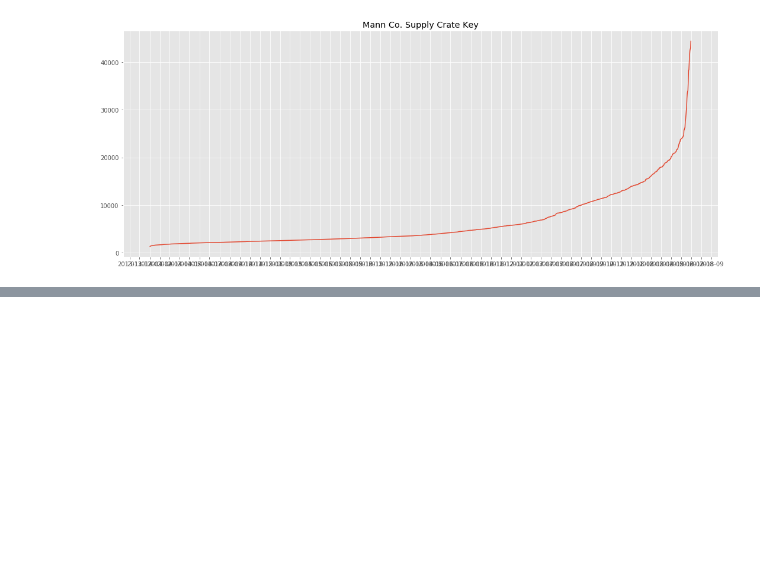
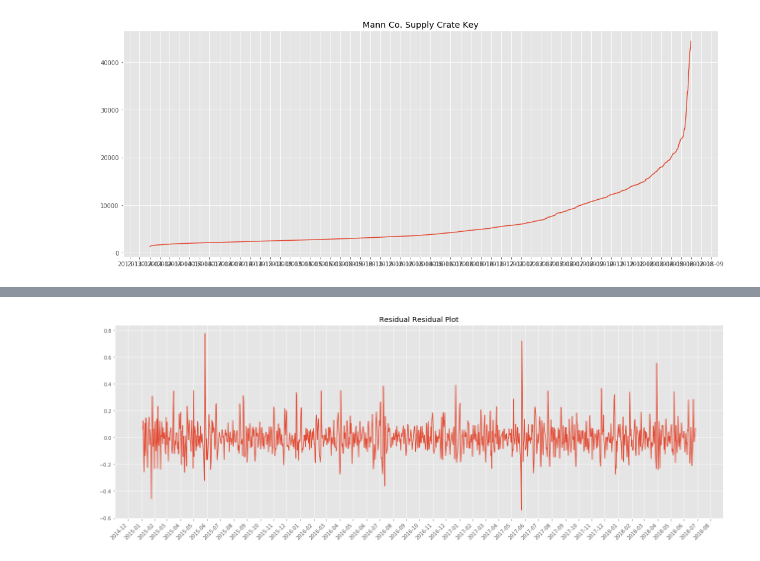
Before and after one commit to AkshayJ0shi/steam_anomaly_detection_capstone, a Jupyter notebook: present_arima.ipynb, the cells around one changed output, grey strips where cells are left out. Saved outputs shown, nothing was run; the diff lists cells and outputs as text; code cells hidden in the pictures; blank space fills up the shorter version.

```diff
--- a/present_arima.ipynb
+++ b/present_arima.ipynb
@@ -256,0 +300,6 @@ plot_raw(dfkey, ax, ycol='quantity')
+# %%
+fig, ax = plt.subplots(figsize=(22, 8))
+fig.autofmt_xdate(rotation=45)
+plot_resid(df, ax)
+# %% [output]
+[figure, added]
```
Also changed, not shown: parts of 13 cells of this notebook, 2 other files.
